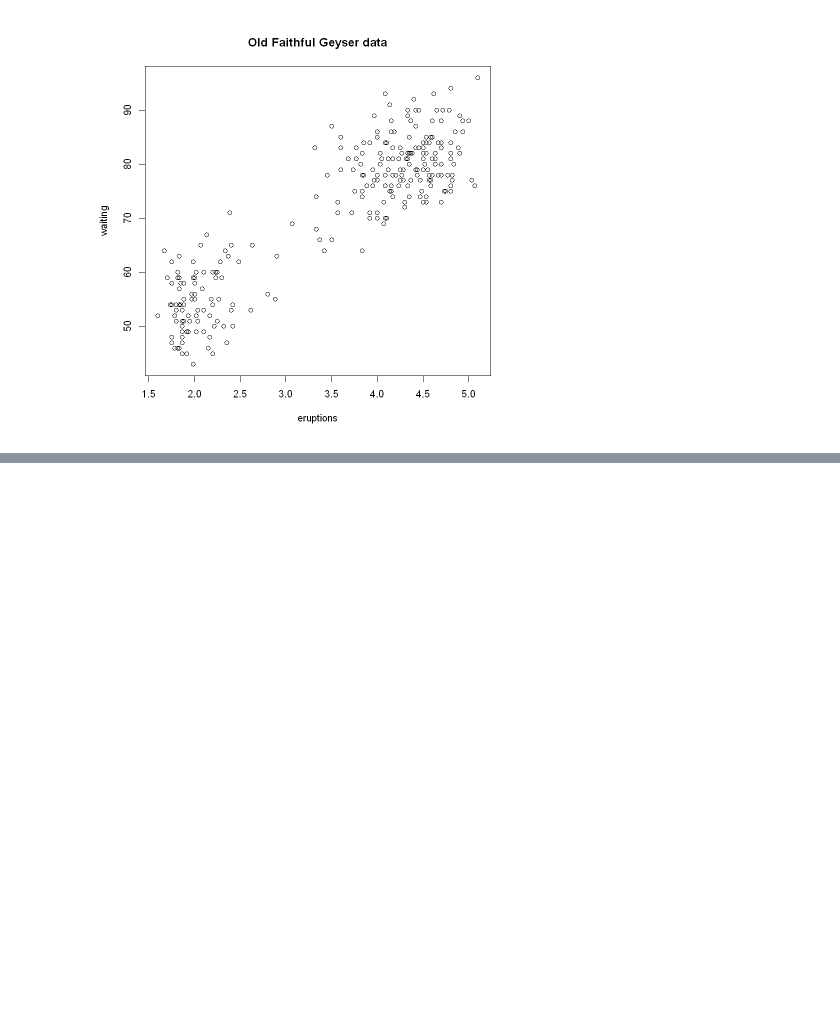
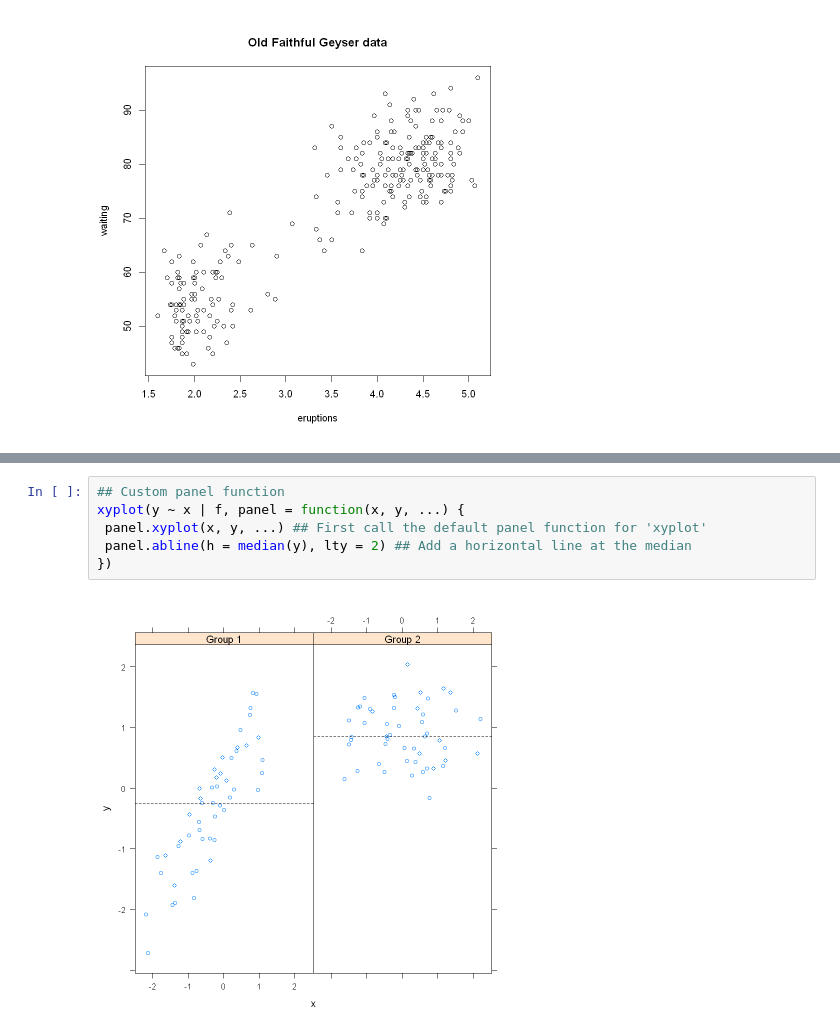
Before and after one commit to joebrillantes/dataviz-mentorship-2020, a Jupyter notebook: Exploratory Data Analysis Notes.ipynb, the cells around one changed output, grey strips where cells are left out. Drawn from its saved outputs; the diff is of its cells as text; blank space fills up the shorter version.

```diff
--- a/Exploratory Data Analysis Notes.ipynb
+++ b/Exploratory Data Analysis Notes.ipynb
@@ -220,0 +282,8 @@ png
+# %%
+## Custom panel function
+xyplot(y ~ x | f, panel = function(x, y, ...) {
+ panel.xyplot(x, y, ...) ## First call the default panel function for 'xyplot'
+ panel.abline(h = median(y), lty = 2) ## Add a horizontal line at the median
+})
+# %% [output]
+[figure, added]
```
Also changed, not shown: parts of 49 cells of this notebook.
